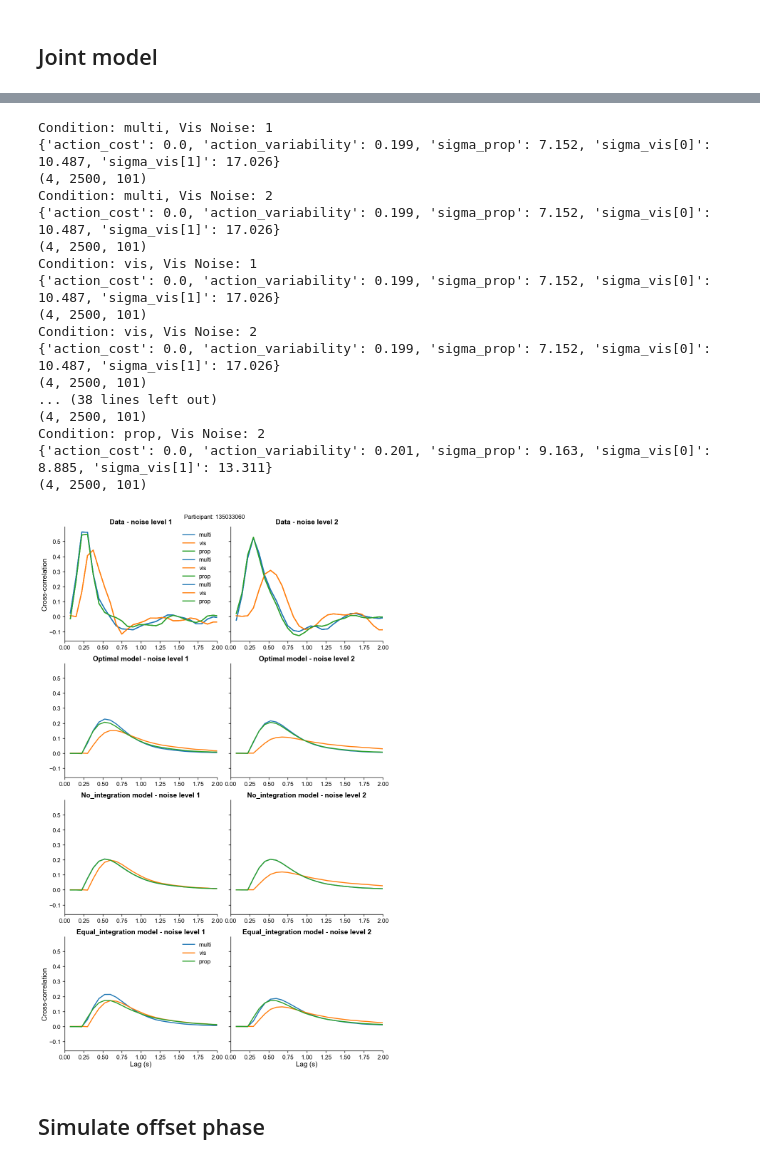
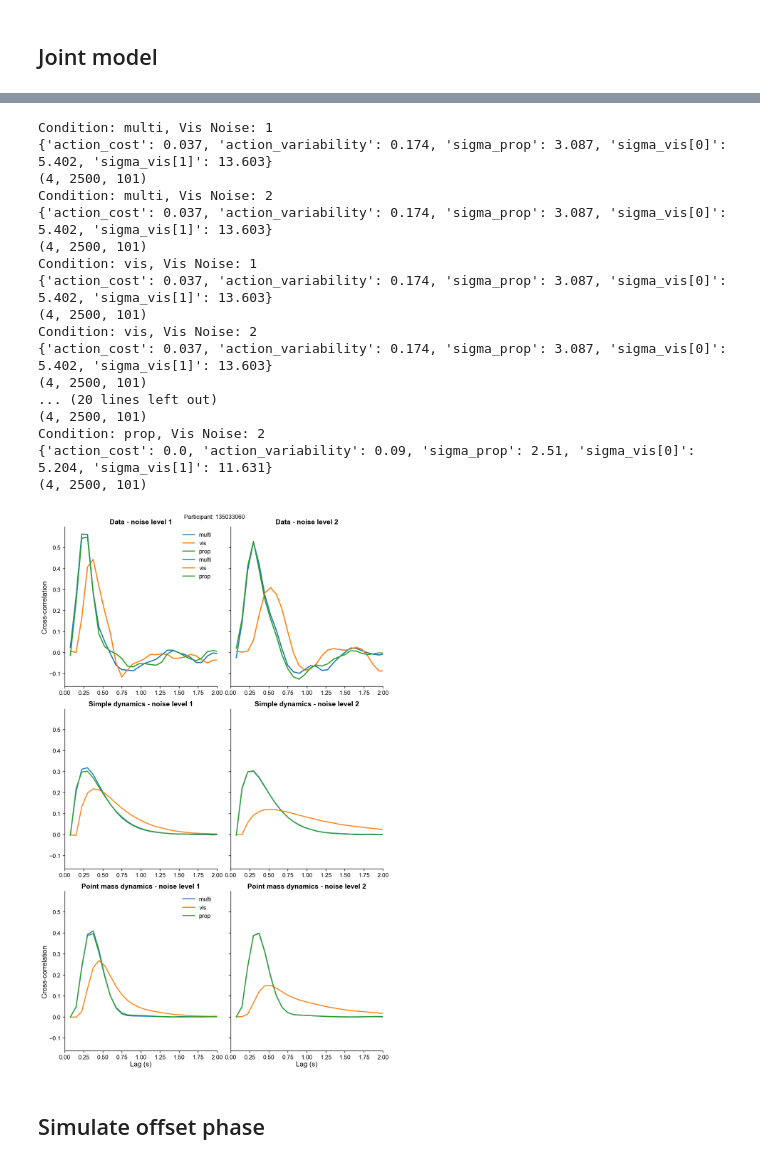
Before and after one commit to dominikstrb/cpp-proprioception, a Jupyter notebook: notebooks/ModelFitsMultisensoryJoint.ipynb, the cells around one changed output, grey strips where cells are left out. Cells and saved outputs as stored; diff of their text form; code cells hidden in the pictures.

```diff
--- a/notebooks/ModelFitsMultisensoryJoint.ipynb
+++ b/notebooks/ModelFitsMultisensoryJoint.ipynb
@@ -37,11 +38,13 @@ Index(['participant', 'perturb', 'session', 'phase', 'trial_number', 'type',
        'righty_pos', 'rightx_pos', 'cursory_pos'],
       dtype='object')
 # %%
+participant = 135033060
+
 for condition in df["type"].unique():
     for vis_noise in df["vis_noise"].unique():
         print(condition, vis_noise)
         data = preprocess_multisensory_data(
-                        df, participant=765738475, condition=condition, vis_noise=vis_noise
+                        df, participant=participant, condition=condition, vis_noise=vis_noise
                     )
         print(data.shape)
 # %% [output]
@@ -60,15 +63,14 @@ prop 2
 # %% [markdown]
 ## Joint model
 # %%
-# participant = 765738475
-participant = 135033060
-# participant = 177196795
 seed = 7453
+model_classes = {"Simple dynamics": "MultisensoryDelayModel", "Point mass dynamics": "MultisensoryDelayModelPointMassDynamics"}
 # participant = 802096684
-models = {model_name: az.from_netcdf(
-                f"../results/multisensory-mcmc-{participant}_1_2_{seed}_1000_2500_4_{model_name}_MultisensoryDelayModelPointMassDynamics.nc"
+models = {f"{name}": az.from_netcdf(
+                f"../results/multisensory-mcmc-{participant}_1_2_{seed}_1000_2500_4_{model_name}_{model_class}.nc"
             )
-            for model_name in ["optimal", "no_integration", "equal_integration"]}
+            for name, model_class in model_classes.items() for model_name in ["optimal"]}
 
-# TODO: rhats
+# stack up log likelihoods for all 6 conditions into a single array for each model so that we can perform model comparison using all conditions together
+models = {model_name: concat_log_likelihoods(model) for model_name, model in models.items()}
 # %%
@@ -133,7 +99,7 @@ import jax.numpy as jnp
 
 delays = {"prop": 1, "vis": 2}
 
-f, ax = plt.subplots(4, 2, figsize=(10, 16), sharey=True)
+f, ax = plt.subplots(len(models) + 1, 2, figsize=(10, 16), sharey=True)
 
 for k, (model_name, model) in enumerate(models.items()):
     summary = az.summary(model)
@@ -219,41 +185,41 @@ for k, (model_name, model) in enumerate(models.items()):
             ax[k+1, j].plot(
                 lags[51:] * 0.075, sim_correls.mean(axis=(0, 1))[51:], label=f"{condition}", color=f"C{i}"
             )
 
             ax[0, j].set_xlim(0, 2)
             ax[k+1, j].set_xlim(0, 2)
 
             ax[0, j].set_title(f"Data - noise level {vis_noise}")
-            ax[k+1, j].set_title(f"{model_name.capitalize()} model - noise level {vis_noise}")
+            ax[k+1, j].set_title(f"{model_name} - noise level {vis_noise}")
 
 ax[k+1, 0].set_xlabel("Lag (s)")
 ax[k+1, 1].set_xlabel("Lag (s)")
 ax[0, 0].set_ylabel("Cross-correlation")
 ax[k+1, 0].set_ylabel("Cross-correlation")
 
 ax[0, 0].legend()
 ax[k+1, 0].legend()
 f.suptitle(f"Participant: {participant}")
 f.tight_layout()
 # %% [output]
 Condition: multi, Vis Noise: 1
-{'action_cost': 0.0, 'action_variability': 0.199, 'sigma_prop': 7.152, 'sigma_vis[0]': 10.487, 'sigma_vis[1]': 17.026}
+{'action_cost': 0.037, 'action_variability': 0.174, 'sigma_prop': 3.087, 'sigma_vis[0]': 5.402, 'sigma_vis[1]': 13.603}
 (4, 2500, 101)
 Condition: multi, Vis Noise: 2
-{'action_cost': 0.0, 'action_variability': 0.199, 'sigma_prop': 7.152, 'sigma_vis[0]': 10.487, 'sigma_vis[1]': 17.026}
+{'action_cost': 0.037, 'action_variability': 0.174, 'sigma_prop': 3.087, 'sigma_vis[0]': 5.402, 'sigma_vis[1]': 13.603}
 (4, 2500, 101)
 Condition: vis, Vis Noise: 1
-{'action_cost': 0.0, 'action_variability': 0.199, 'sigma_prop': 7.152, 'sigma_vis[0]': 10.487, 'sigma_vis[1]': 17.026}
+{'action_cost': 0.037, 'action_variability': 0.174, 'sigma_prop': 3.087, 'sigma_vis[0]': 5.402, 'sigma_vis[1]': 13.603}
 (4, 2500, 101)
 Condition: vis, Vis Noise: 2
-{'action_cost': 0.0, 'action_variability': 0.199, 'sigma_prop': 7.152, 'sigma_vis[0]': 10.487, 'sigma_vis[1]': 17.026}
+{'action_cost': 0.037, 'action_variability': 0.174, 'sigma_prop': 3.087, 'sigma_vis[0]': 5.402, 'sigma_vis[1]': 13.603}
 (4, 2500, 101)
-... (38 lines left out)
+... (20 lines left out)
 (4, 2500, 101)
 Condition: prop, Vis Noise: 2
-{'action_cost': 0.0, 'action_variability': 0.201, 'sigma_prop': 9.163, 'sigma_vis[0]': 8.885, 'sigma_vis[1]': 13.311}
+{'action_cost': 0.0, 'action_variability': 0.09, 'sigma_prop': 2.51, 'sigma_vis[0]': 5.204, 'sigma_vis[1]': 11.631}
 (4, 2500, 101)
-[figure, old version]
+[figure, new version]
 # %% [markdown]
 ## Simulate offset phase
 # %%
```
Also changed, not shown: parts of 4 cells of this notebook, 2 other files.
